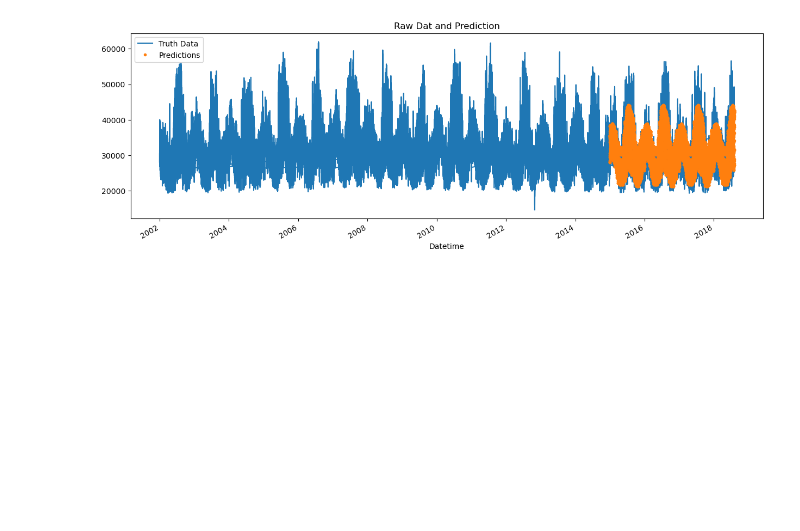
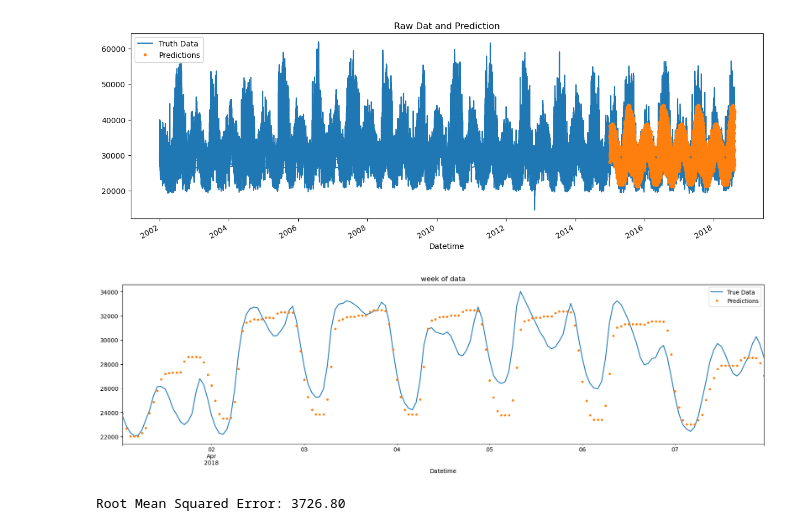
Before and after one commit to nobleyam/Time-Series-Forecasting-with-XGBoost, a Jupyter notebook: Time Series Forecasting with XGBoost.ipynb, the cells around one changed output. Drawn from its saved outputs; the diff is of its cells as text; code cells hidden in the pictures; blank space fills up the shorter version.

Commit message:
advanced time series

```diff
--- a/Time Series Forecasting with XGBoost.ipynb
+++ b/Time Series Forecasting with XGBoost.ipynb
@@ -69,16 +86,21 @@ plt.show()
 # %%
-train = df.loc[df.index < '01-01-2015']
-test = df.loc[df.index >= '01-01-2015']
+# train = df.loc[df.index < '01-01-2015']
+# test = df.loc[df.index >= '01-01-2015']
 
-fig, ax = plt.subplots(figsize=(20,10))
+# fig, ax = plt.subplots(figsize=(20,10))
 
-train.plot(ax=ax, label='train', title="Data Train/Test split")
-test.plot(ax=ax, label='test')
-ax.axvline('01-01-2015', color='black', linestyle='--')
-ax.legend(['Training set', 'Test set'])
-plt.show()
+# train.plot(ax=ax, label='train', title="Data Train/Test split")
+# test.plot(ax=ax, label='test')
+# ax.axvline('01-01-2015', color='black', linestyle='--')
+# ax.legend(['Training set', 'Test set'])
+# plt.show()
 # %% [output]
 [figure]
+# %%
+from sklearn.model_selection import TimeSeriesSplit
+
+tss = TimeSeriesSplit(n_splits=5, test_size=24*365*1, gap=24)
+df = df.sort_index()
 # %%
 df.loc[(df.index >= '2014-01-01') & (df.index <= '2014-01-07')] \
     .sort_index() \
@@ -232,3 +254,19 @@ ax.set_title('Raw Dat and Prediction')
 plt.show()
 # %% [output]
 [figure]
+# %%
+ax= df.loc[(df.index > '04-01-2018') & (df.index < '04-08-2018')]['PJME_MW'] \
+    .sort_index() \
+    .plot(figsize=(20, 5), title='week of data')
+df.loc[(df.index > '04-01-2018') & (df.index < '04-08-2018')]['prediction'] \
+    .plot(style='.')
+plt.legend(['True Data', 'Predictions'])
+plt.show()
+# %% [output]
+[figure, added]
+# %%
+score = np.sqrt(mean_squared_error(test['PJME_MW'], test['prediction']))
+
+print(f'Root Mean Squared Error: {score:.2f}')
+# %% [output]
+Root Mean Squared Error: 3726.80
```
Also changed, not shown: parts of 7 cells of this notebook.
